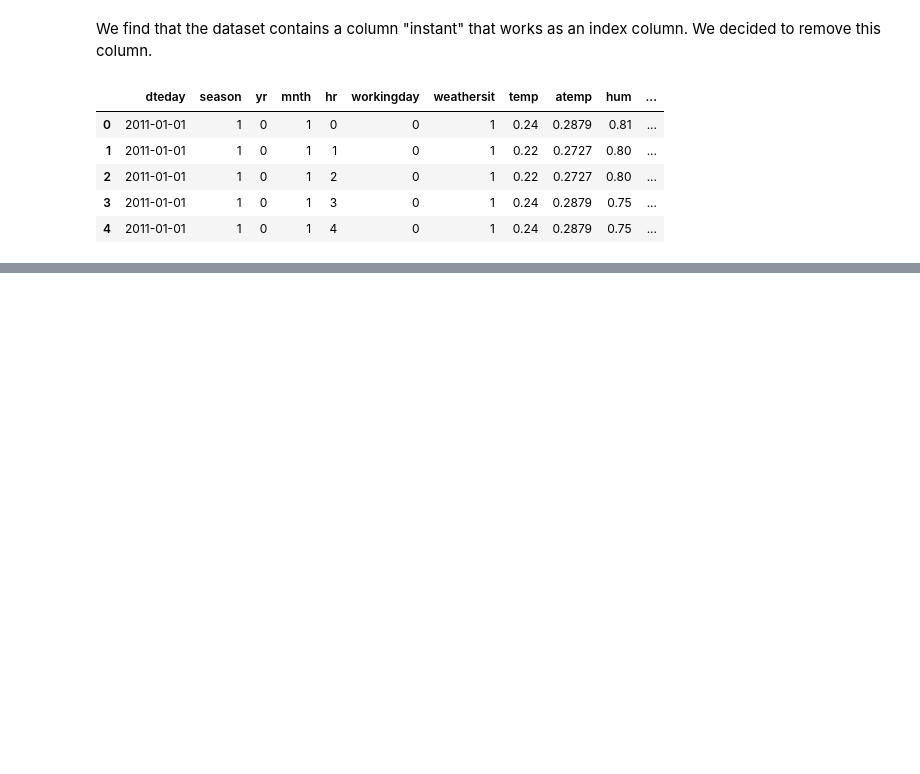
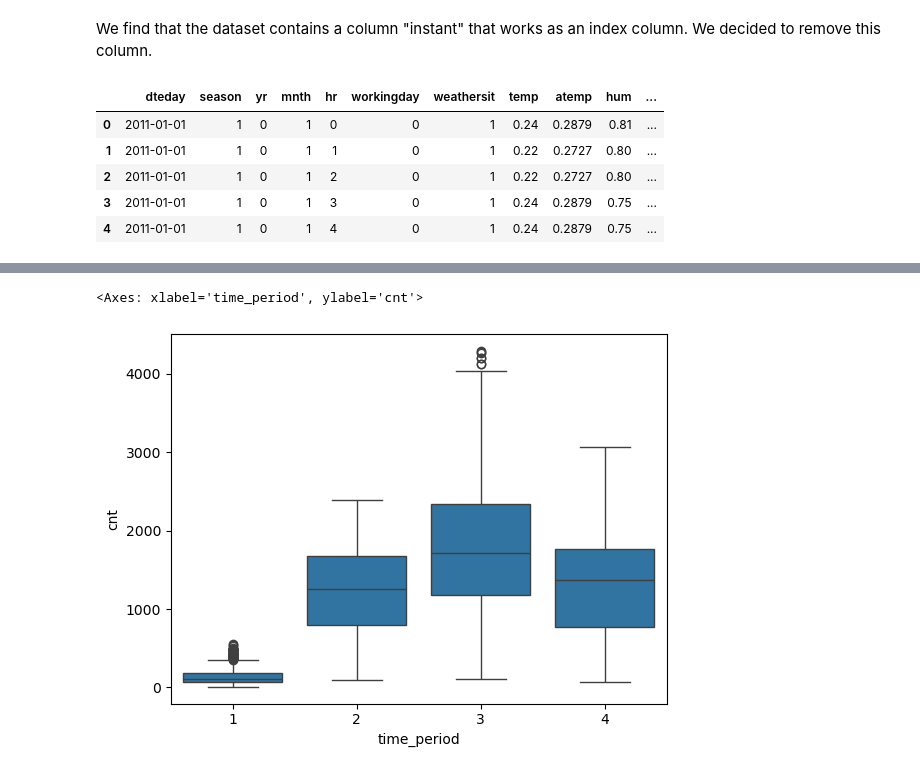
Before and after one commit to victorialiu7/info2950-final-proj, a Jupyter notebook: Info2950 Phase 2.ipynb, the cells around one changed output, grey strips where cells are left out. Drawn from its saved outputs; the diff is of its cells as text; code cells hidden in the pictures; blank space fills up the shorter version.

```diff
--- a/Info2950 Phase 2.ipynb
+++ b/Info2950 Phase 2.ipynb
@@ -79,0 +260,6 @@ We realized that the "weathersit" variable may differ among this period of time.
+# %%
+# boxplot of time period and total rental count
+sns.boxplot(data_clean, x='time_period', y='cnt')
+# %% [output]
+<Axes: xlabel='time_period', ylabel='cnt'>
+[figure, added]
```
Also changed, not shown: parts of 21 cells of this notebook.
